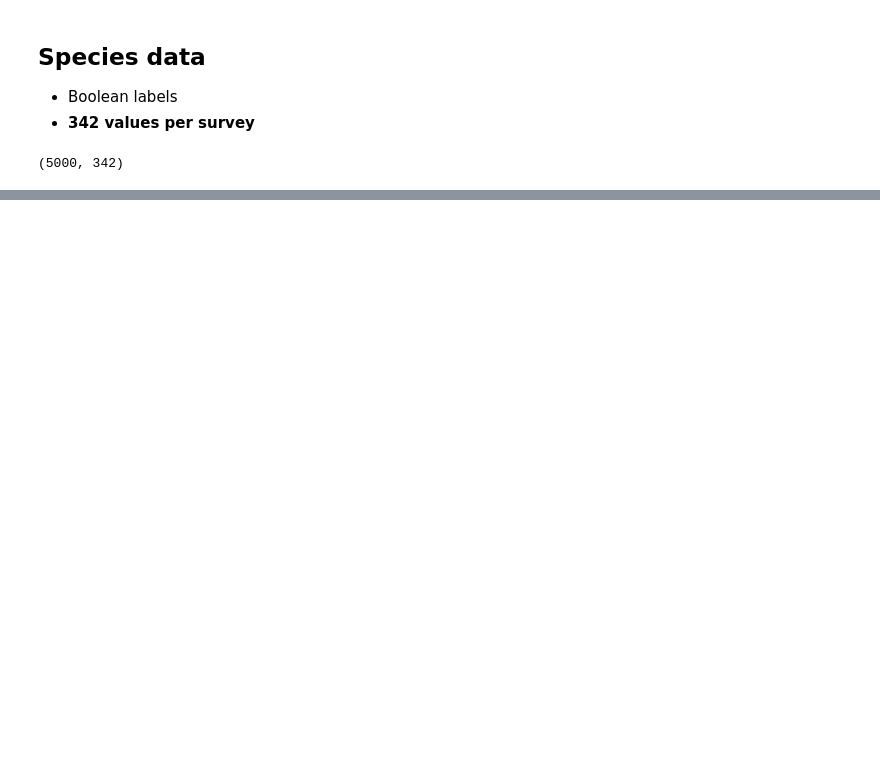
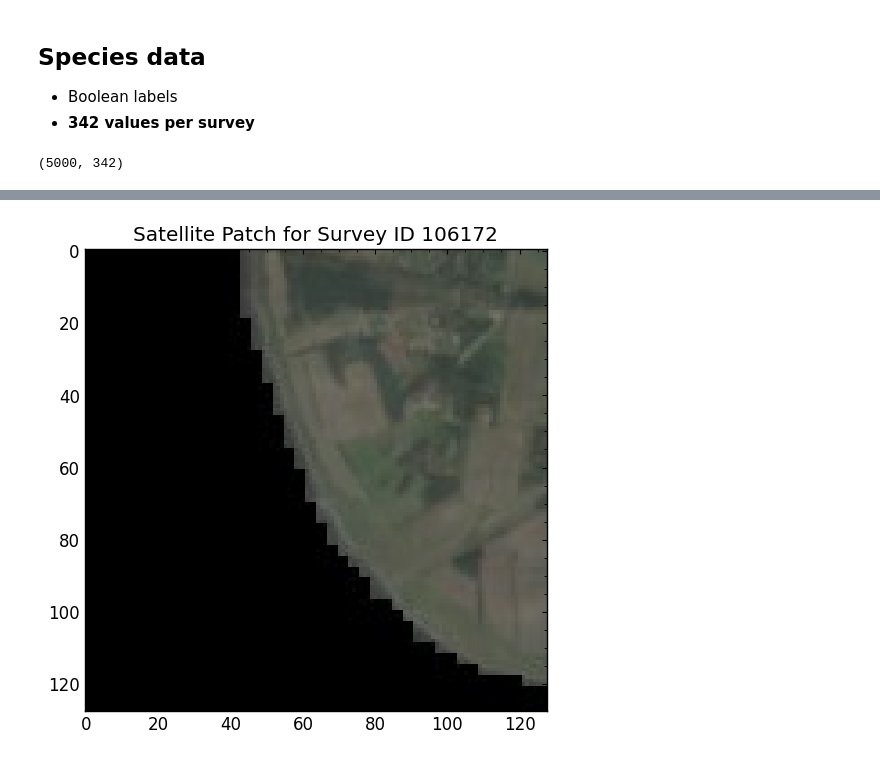
Before and after one commit to AstroAure/IPEO-Species-distribution, a Jupyter notebook: Aurelien_DataLoader/DataViewer.ipynb, the cells around one changed output, grey strips where cells are left out. Drawn from its saved outputs; the diff is of its cells as text; code cells hidden in the pictures; blank space fills up the shorter version.

```diff
--- a/Aurelien_DataLoader/DataViewer.ipynb
+++ b/Aurelien_DataLoader/DataViewer.ipynb
@@ -80,7 +81,7 @@ for survey_id in survey_ids:
 * 128x128px (10m/px)
 * **3x128x128 values per survey**
 # %%
-satellite_patches = np.load('data/satellite_patches_training.npy')
+satellite_patches = np.load('../data/satellite_patches_training.npy')
 satellite_patches.shape
 # %% [output]
 (5000, 3, 128, 128)
@@ -131,0 +165,8 @@ Species Data for Survey ID 197814: [0 1 0 0 0 0 0 0 0 0 0 0 0 0 0 1 0 0 0 0 0 0
+# %%
+# Satellite Patch
+fig, ax = plt.subplots(figsize=(6, 6))
+ax.imshow(np.transpose(satellite_patch, (1, 2, 0)))
+ax.set_title(f'Satellite Patch for Survey ID {survey_id}')
+plt.show()
+# %% [output]
+[figure, added]
```
Also changed, not shown: parts of 12 cells of this notebook, 1 other file.
